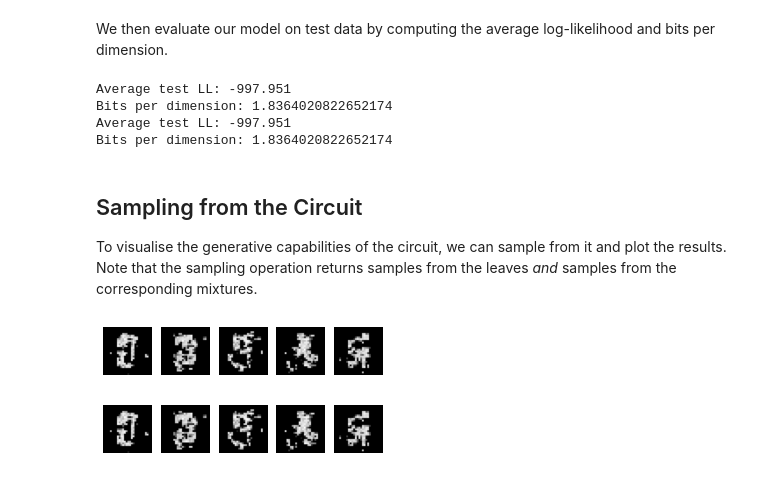
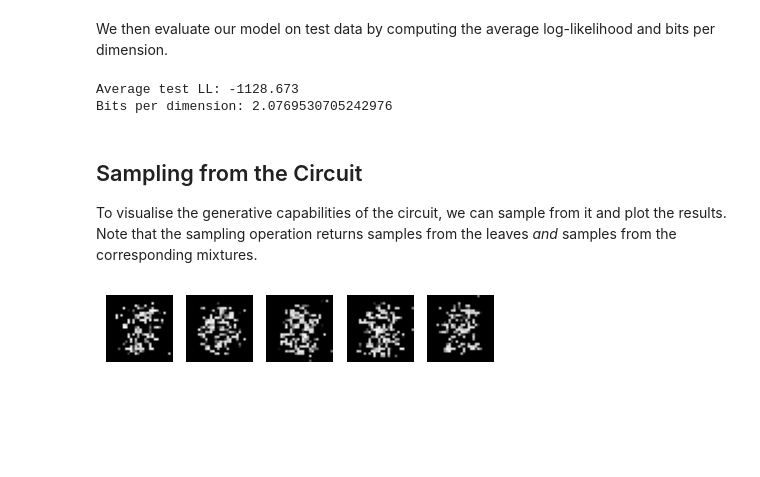
Before and after one commit to april-tools/cirkit, a Jupyter notebook: notebooks/digits-sampling.ipynb, the cells around one changed output. Saved outputs shown, nothing was run; the diff lists cells and outputs as text; code cells hidden in the pictures; blank space fills up the shorter version.

Commit message:
Added sampling section to digits notebook

```diff
--- a/notebooks/digits-sampling.ipynb
+++ b/notebooks/digits-sampling.ipynb
@@ -219,7 +214,7 @@ Note that the context will take care of the parameters being shared between the
 # Move circuits to device
 circuit = circuit.to(device)
 # %%
-num_epochs = 10
+num_epochs = 1
 step_idx = 0
 running_loss = 0.0
 for epoch_idx in range(num_epochs):
@@ -271,10 +251,8 @@ with torch.no_grad():
     print(f"Average test LL: {average_ll:.3f}")
     print(f"Bits per dimension: {bpd}")
 # %% [output]
-Average test LL: -997.951
-Bits per dimension: 1.8364020822652174
-Average test LL: -997.951
-Bits per dimension: 1.8364020822652174
+Average test LL: -1128.673
+Bits per dimension: 2.0769530705242976
 # %% [markdown]
 ## Sampling from the Circuit
 
@@ -282,20 +260,23 @@ To visualise the generative capabilities of the circuit, we can sample from it a
 # %%
 import einops as E
 
-samples = circuit.sample(5)
+from cirkit.backend.torch.queries import SamplingQuery
+
+query = SamplingQuery(circuit)
+samples = query(num_samples=5)
+
 leaf_samples = samples[0]
 mixtures_samples = samples[1]
 
 leaf_samples = leaf_samples[:, 0, :] # Remove the channel dimension
 samples = E.rearrange(leaf_samples, "n (h w) -> n h w", h=28, w=28)
 samples = samples.cpu().numpy()
 
 plt.figure(figsize=(5, 1))
 for i in range(5):
     plt.subplot(1, 5, i + 1)
     plt.imshow(samples[i], cmap="gray")
     plt.axis("off")
 plt.show()
 # %% [output]
-[figure, old version]
+[figure, new version]
-[figure, removed]
```
Also changed, not shown: parts of 8 cells of this notebook.
